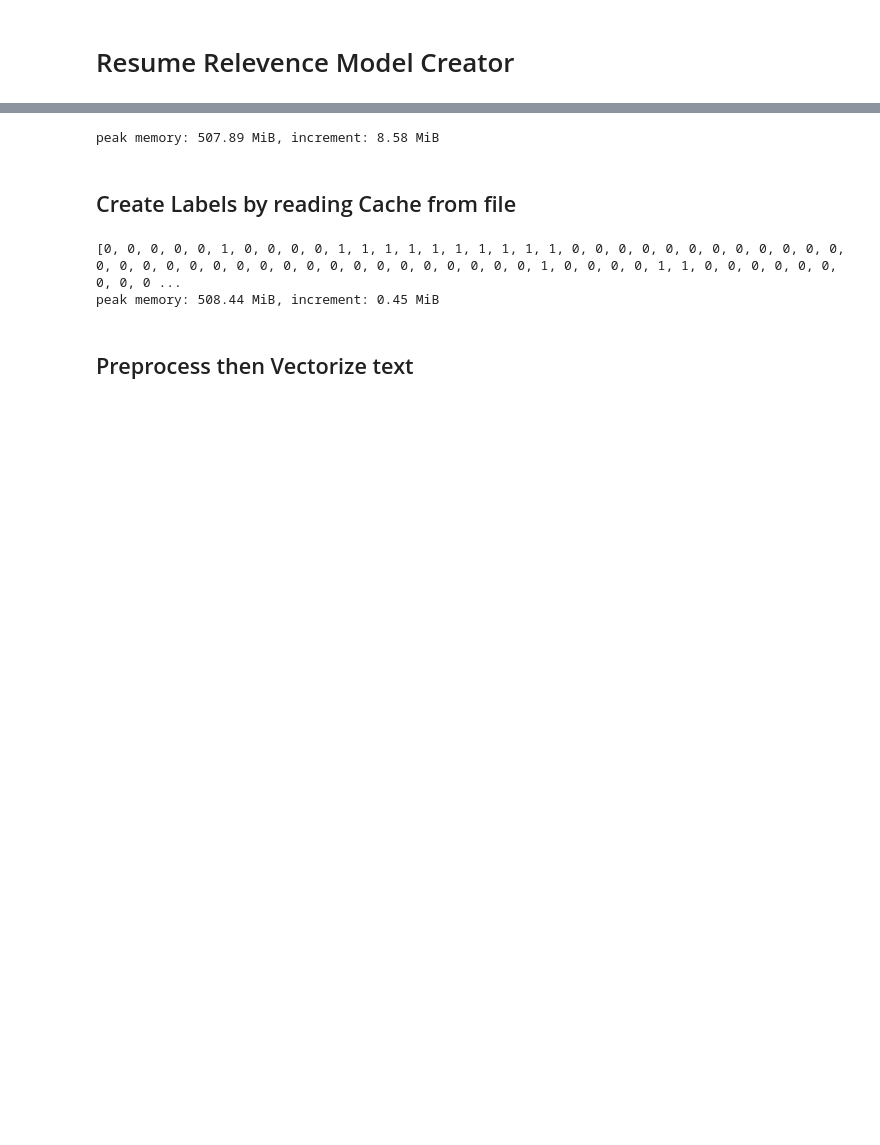
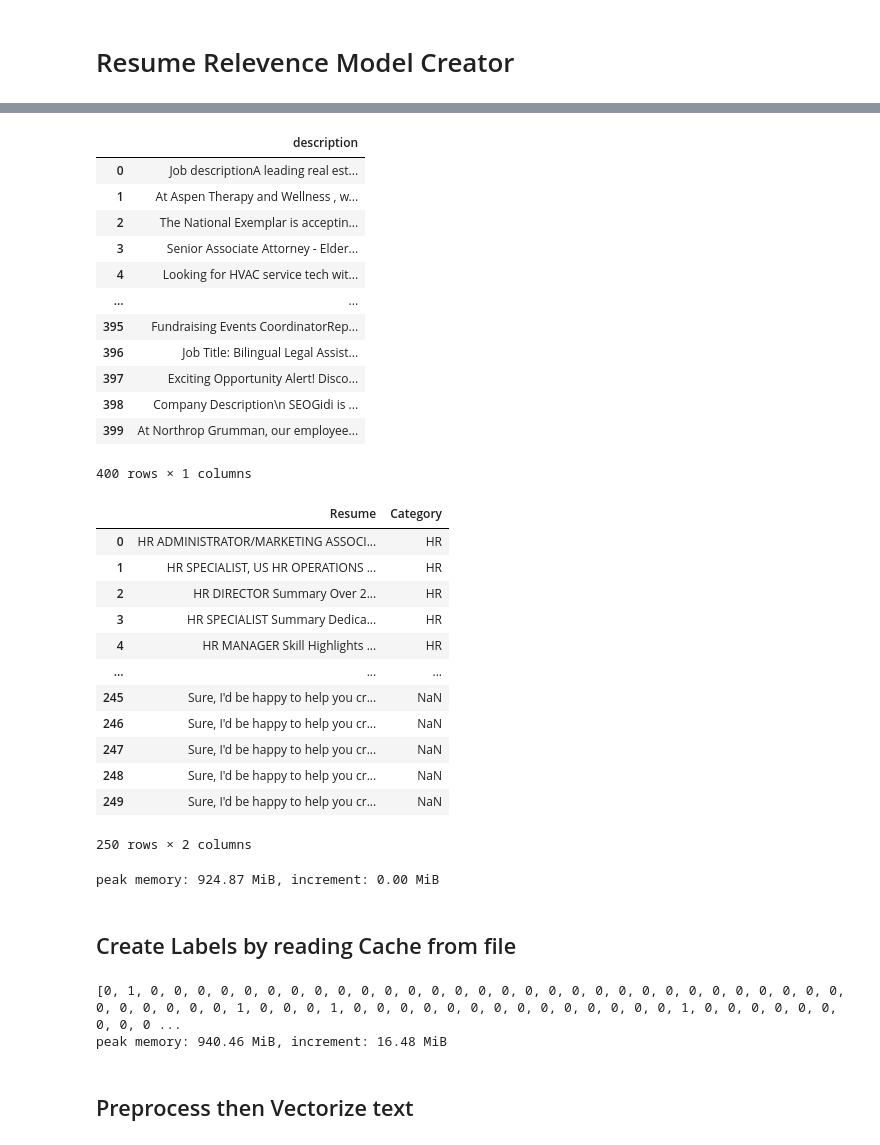
Before and after one commit to techskillsync/skillsync-suprema, a Jupyter notebook: Arman_ML/ResumeRelevence.ipynb, the cells around one changed output, grey strips where cells are left out. Drawn from its saved outputs; the diff is of its cells as text; code cells hidden in the pictures; blank space fills up the shorter version.

```diff
--- a/Arman_ML/ResumeRelevence.ipynb
+++ b/Arman_ML/ResumeRelevence.ipynb
@@ -37,15 +43,43 @@ peak memory: 54.06 MiB, increment: 0.53 MiB
 # %%
 %%memit
-postings = pd.read_csv("data/trunc-postings.csv")
-resumes = pd.read_csv("data/trunc-resumes.csv")
+postings = pd.read_csv("100K_data/400_postings.csv")
+resumes = pd.read_csv("100K_data/250_resumes.csv")
+display(postings)
+display(resumes)
 # %% [output]
+|  | description |
+| 0 | Job descriptionA leading real est... |
+| 1 | At Aspen Therapy and Wellness , w... |
+| 2 | The National Exemplar is acceptin... |
+| 3 | Senior Associate Attorney - Elder... |
+| 4 | Looking for HVAC service tech wit... |
+| ... | ... |
+| 395 | Fundraising Events CoordinatorRep... |
+| 396 | Job Title: Bilingual Legal Assist... |
+| 397 | Exciting Opportunity Alert! Disco... |
+| 398 | Company Description\n SEOGidi is ... |
+| 399 | At Northrop Grumman, our employee... |
-peak memory: 507.89 MiB, increment: 8.58 MiB
+400 rows × 1 columns
+|  | Resume | Category |
+| 0 | HR ADMINISTRATOR/MARKETING ASSOCI... | HR |
+| 1 | HR SPECIALIST, US HR OPERATIONS ... | HR |
+| 2 | HR DIRECTOR Summary Over 2... | HR |
+| 3 | HR SPECIALIST Summary Dedica... | HR |
+| 4 | HR MANAGER Skill Highlights ... | HR |
+| ... | ... | ... |
+| 245 | Sure, I'd be happy to help you cr... | NaN |
+| 246 | Sure, I'd be happy to help you cr... | NaN |
+| 247 | Sure, I'd be happy to help you cr... | NaN |
+| 248 | Sure, I'd be happy to help you cr... | NaN |
+| 249 | Sure, I'd be happy to help you cr... | NaN |
+250 rows × 2 columns
+peak memory: 924.87 MiB, increment: 0.00 MiB
 # %% [markdown]
 ## Create Labels by reading Cache from file
 # %%
 %%memit
-if os.path.exists('cache.json'):
-	with open('cache.json', 'r') as cache_file:
+if os.path.exists('100K_cache.json'):
+	with open('100K_cache.json', 'r') as cache_file:
 		cache = json.load(cache_file)
 else:
 	print("ERROR: Could not find cache. Aborting")
@@ -64,8 +98,8 @@ for job_description in postings['description']:
 
 print(labels)
 # %% [output]
-[0, 0, 0, 0, 0, 1, 0, 0, 0, 0, 1, 1, 1, 1, 1, 1, 1, 1, 1, 1, 0, 0, 0, 0, 0, 0, 0, 0, 0, 0, 0, 0, 0, 0, 0, 0, 0, 0, 0, 0, 0, 0, 0, 0, 0, 0, 0, 0, 0, 0, 0, 1, 0, 0, 0, 0, 1, 1, 0, 0, 0, 0, 0, 0, 0, 0, 0 ...
-peak memory: 508.44 MiB, increment: 0.45 MiB
+[0, 1, 0, 0, 0, 0, 0, 0, 0, 0, 0, 0, 0, 0, 0, 0, 0, 0, 0, 0, 0, 0, 0, 0, 0, 0, 0, 0, 0, 0, 0, 0, 0, 0, 0, 0, 0, 0, 1, 0, 0, 0, 1, 0, 0, 0, 0, 0, 0, 0, 0, 0, 0, 0, 0, 0, 0, 1, 0, 0, 0, 0, 0, 0, 0, 0, 0 ...
+peak memory: 940.46 MiB, increment: 16.48 MiB
 # %% [markdown]
 ## Preprocess then Vectorize text
 # %%
```
Also changed, not shown: parts of 5 cells of this notebook, 3 other files.
